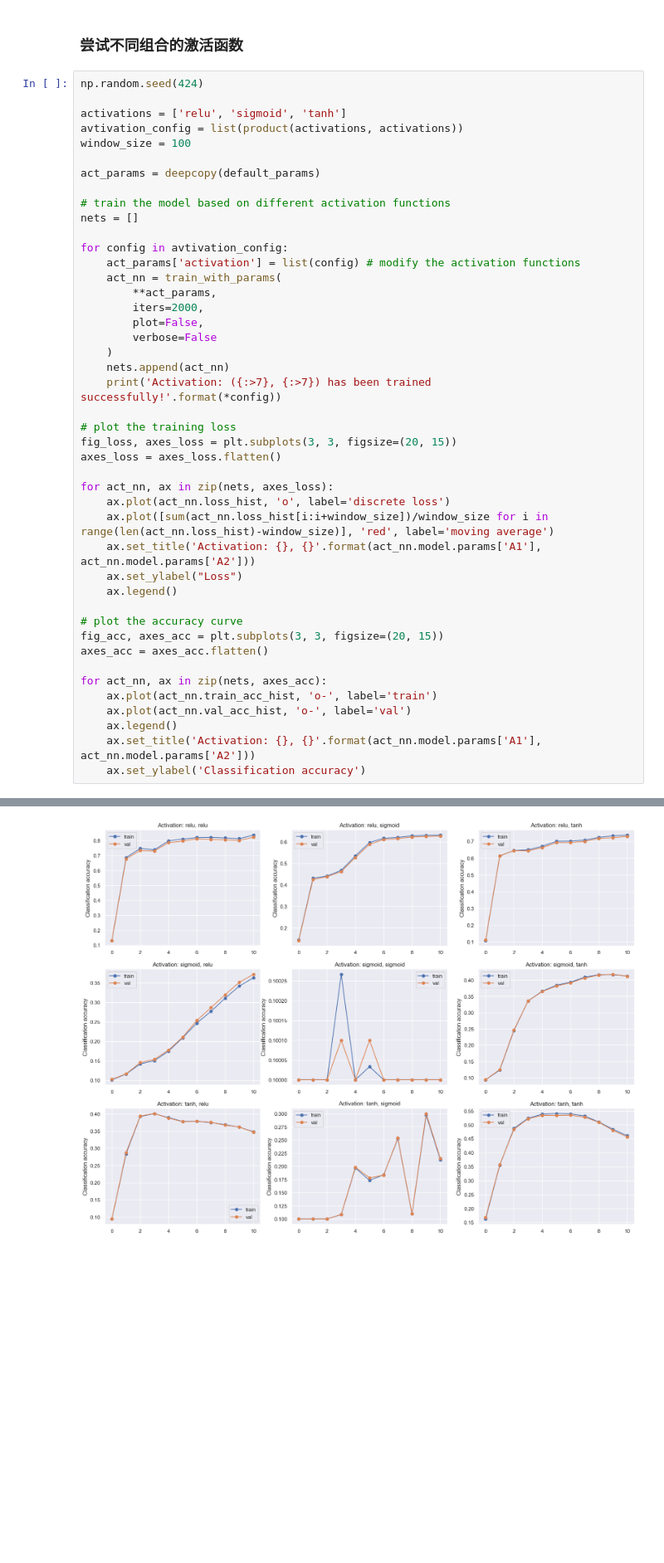
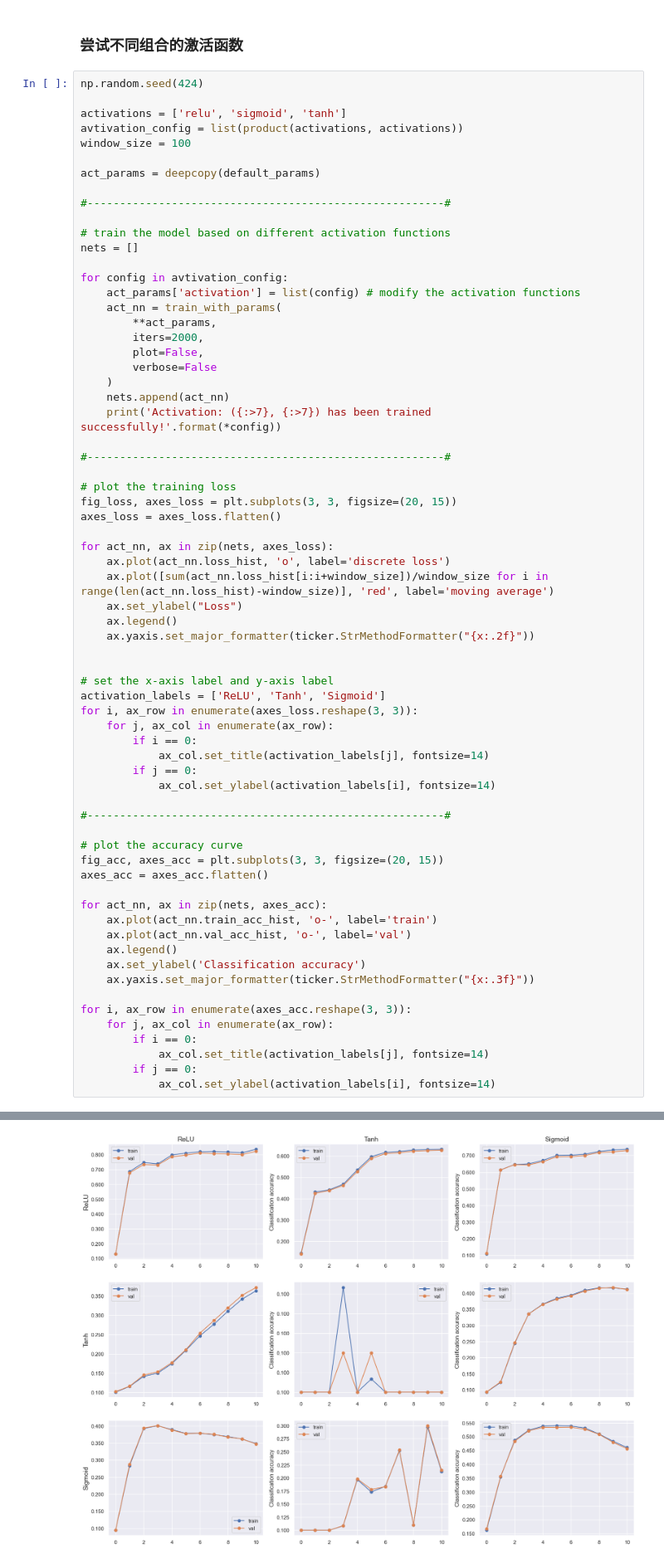
Before and after one commit to mango7789/Computer-Vision-DATA130051, a Jupyter notebook: 作业一/main.ipynb, the cells around one changed output, grey strips where cells are left out. Shown at 83% size. Cells and saved outputs as stored; diff of their text form; blank space fills up the shorter version.

```diff
--- a/作业一/main.ipynb
+++ b/作业一/main.ipynb
@@ -111,6 +112,8 @@ avtivation_config = list(product(activations, activations))
 window_size = 100
 
 act_params = deepcopy(default_params)
+
+#-------------------------------------------------------#
 
 # train the model based on different activation functions
 nets = []
@@ -126,6 +129,8 @@ for config in avtivation_config:
     nets.append(act_nn)
     print('Activation: ({:>7}, {:>7}) has been trained successfully!'.format(*config))
 
+#-------------------------------------------------------#
+
 # plot the training loss
 fig_loss, axes_loss = plt.subplots(3, 3, figsize=(20, 15))
 axes_loss = axes_loss.flatten()
@@ -133,9 +138,21 @@ axes_loss = axes_loss.flatten()
 for act_nn, ax in zip(nets, axes_loss):
     ax.plot(act_nn.loss_hist, 'o', label='discrete loss')
     ax.plot([sum(act_nn.loss_hist[i:i+window_size])/window_size for i in range(len(act_nn.loss_hist)-window_size)], 'red', label='moving average')
-    ax.set_title('Activation: {}, {}'.format(act_nn.model.params['A1'], act_nn.model.params['A2']))
     ax.set_ylabel("Loss")
     ax.legend()
+    ax.yaxis.set_major_formatter(ticker.StrMethodFormatter("{x:.2f}"))
+
+
+# set the x-axis label and y-axis label
+activation_labels = ['ReLU', 'Tanh', 'Sigmoid']
+for i, ax_row in enumerate(axes_loss.reshape(3, 3)):
+    for j, ax_col in enumerate(ax_row):
+        if i == 0:
+            ax_col.set_title(activation_labels[j], fontsize=14)
+        if j == 0:
+            ax_col.set_ylabel(activation_labels[i], fontsize=14)
+
+#-------------------------------------------------------#
 
 # plot the accuracy curve
 fig_acc, axes_acc = plt.subplots(3, 3, figsize=(20, 15))
@@ -145,8 +162,15 @@ for act_nn, ax in zip(nets, axes_acc):
     ax.plot(act_nn.train_acc_hist, 'o-', label='train')
     ax.plot(act_nn.val_acc_hist, 'o-', label='val')
     ax.legend()
-    ax.set_title('Activation: {}, {}'.format(act_nn.model.params['A1'], act_nn.model.params['A2']))
     ax.set_ylabel('Classification accuracy')
+    ax.yaxis.set_major_formatter(ticker.StrMethodFormatter("{x:.3f}"))
+
+for i, ax_row in enumerate(axes_acc.reshape(3, 3)):
+    for j, ax_col in enumerate(ax_row):
+        if i == 0:
+            ax_col.set_title(activation_labels[j], fontsize=14)
+        if j == 0:
+            ax_col.set_ylabel(activation_labels[i], fontsize=14)
 # %% [output]
 Activation: (   relu,    relu) has been trained successfully!
 Activation: (   relu, sigmoid) has been trained successfully!
@@ -161,2 +185,2 @@ Activation: (   tanh,    tanh) has been trained successfully!
-[figure, old version]
+[figure, new version]
 # %% [markdown]
```
Also changed, not shown: parts of 14 cells of this notebook, 5 other files.
